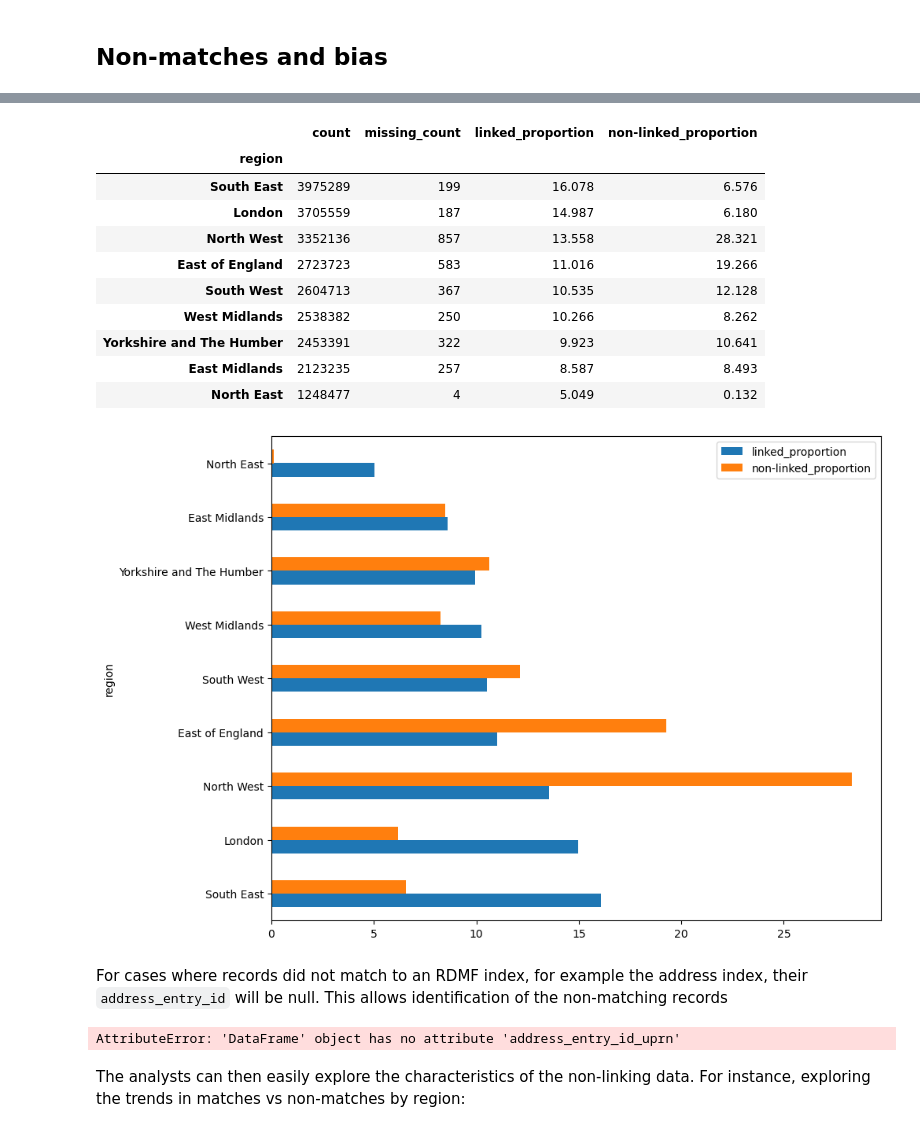
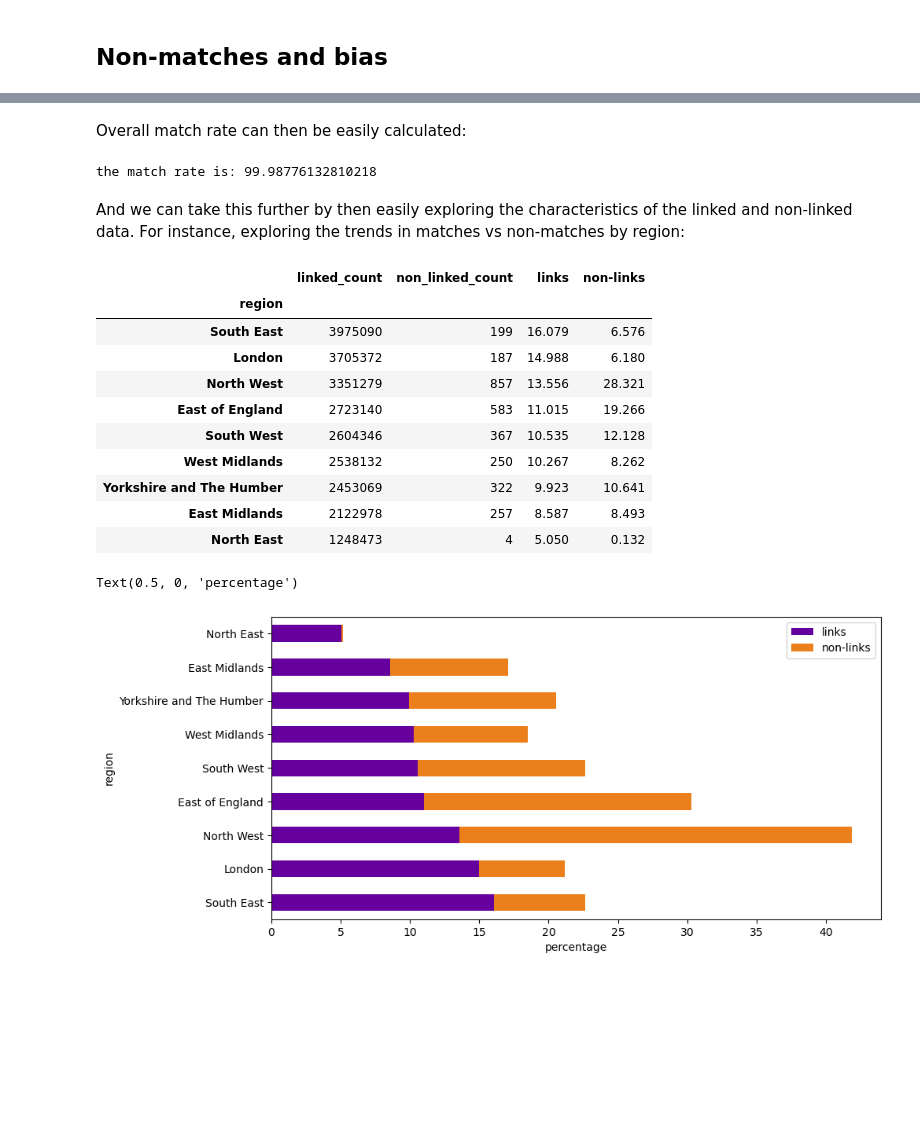
Before and after one commit to anthonye93/ids_demo, a Jupyter notebook: linkage_demo.ipynb, the cells around one changed output, grey strips where cells are left out. Cells and saved outputs as stored; diff of their text form; code cells hidden in the pictures; blank space fills up the shorter version.

```diff
--- a/linkage_demo.ipynb
+++ b/linkage_demo.ipynb
@@ -312,5 +189,12 @@ links.index.names = ['region']
+# %%
+# create linked dataframe
+links = ospos[ospos['address_entry_id_uprn'].isnull()==False]['region_name'].value_counts().to_frame()
+
+links.columns = ['linked_count']
+links.index.names = ['region']
 # %%
+# create non-linked dataframe
 non_links = ospos[ospos['address_entry_id_uprn'].isnull()==True]['region_name'].value_counts().to_frame()
+
+non_links.columns = ['non_linked_count']
+non_links.index.names = ['region']
-# %%
-non_links.columns = ['missing_count']
-non_links.index.names = ['region']
@@ -323,29 +201,43 @@ df['non-linked_proportion'] = df['missing_count']/df['missing_count'].sum()*100
+# %%
+# merge linked and non-linked dataframes for output
+df = pd.merge(links, non_links, on = 'region', how = 'inner')
+
+# calculate proportion of IDA data that has linked
+df['links'] = df['linked_count']/df['linked_count'].sum()*100
+
+# calculate proportion of data that has not linked
+df['non-links'] = df['non_linked_count']/df['non_linked_count'].sum()*100
+# %% [markdown]
+Overall match rate can then be easily calculated:
+# %%
+unmatched  = df['non_linked_count'].sum()
+matched  = df['linked_count'].sum()
+
+print("the match rate is:", ((matched-unmatched)/matched)*100)
+# %% [output]
+the match rate is: 99.98776132810218
+# %% [markdown]
+And we can take this further by then easily exploring the characteristics of the linked and non-linked data. For instance, exploring the trends in matches vs non-matches by region:
 # %%
 df
 # %% [output]
-|  | count | missing_count | linked_proportion | non-linked_proportion |
+|  | linked_count | non_linked_count | links | non-links |
 | region |  |  |  |  |
-| South East | 3975289 | 199 | 16.078 | 6.576 |
-| London | 3705559 | 187 | 14.987 | 6.180 |
-| North West | 3352136 | 857 | 13.558 | 28.321 |
-| East of England | 2723723 | 583 | 11.016 | 19.266 |
-| South West | 2604713 | 367 | 10.535 | 12.128 |
-| West Midlands | 2538382 | 250 | 10.266 | 8.262 |
-| Yorkshire and The Humber | 2453391 | 322 | 9.923 | 10.641 |
-| East Midlands | 2123235 | 257 | 8.587 | 8.493 |
-| North East | 1248477 | 4 | 5.049 | 0.132 |
+| South East | 3975090 | 199 | 16.079 | 6.576 |
+| London | 3705372 | 187 | 14.988 | 6.180 |
+| North West | 3351279 | 857 | 13.556 | 28.321 |
+| East of England | 2723140 | 583 | 11.015 | 19.266 |
+| South West | 2604346 | 367 | 10.535 | 12.128 |
+| West Midlands | 2538132 | 250 | 10.267 | 8.262 |
+| Yorkshire and The Humber | 2453069 | 322 | 9.923 | 10.641 |
+| East Midlands | 2122978 | 257 | 8.587 | 8.493 |
+| North East | 1248473 | 4 | 5.050 | 0.132 |
 # %%
-ax = df[['linked_proportion','non-linked_proportion']].plot.barh(figsize=(10,8))
+ax = df[['links','non-links']].plot.barh(figsize=(10,5),
+                                         stacked = True,
+                                         color = {"links": "#65009E",
+                                                  "non-links": "#EB7F1C"})
+ax.set_xlabel("percentage")
 # %% [output]
+Text(0.5, 0, 'percentage')
-[figure, old version]
+[figure, new version]
-# %% [markdown]
-For cases where records did not match to an RDMF index, for example the address index, their `address_entry_id` will be null. This allows identification of the non-matching records
-# %%
-unmatched  = len(df[df.address_entry_id_uprn.isnull() == True])
-matched  = len(df[df.address_entry_id_uprn.isnull() == False])
-
-print("the match rate is:", ((matched-unmatched)/matched)*100)
-# %% [output]
-AttributeError: 'DataFrame' object has no attribute 'address_entry_id_uprn'
-# %% [markdown]
-The analysts can then easily explore the characteristics of the non-linking data. For instance, exploring the trends in matches vs non-matches by region:
```
Also changed, not shown: parts of 33 cells of this notebook.
